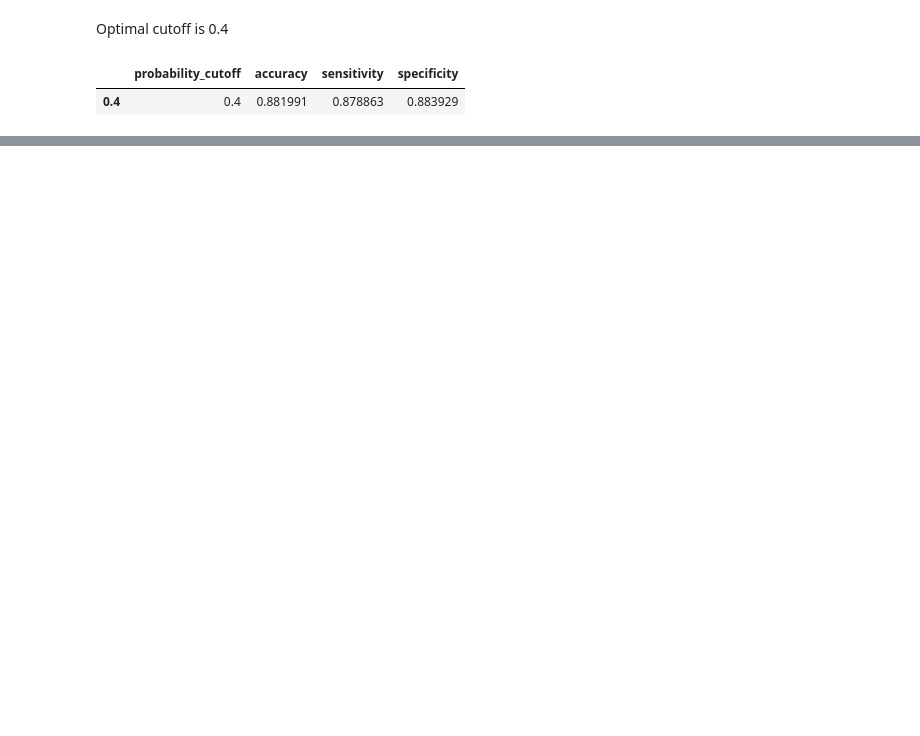
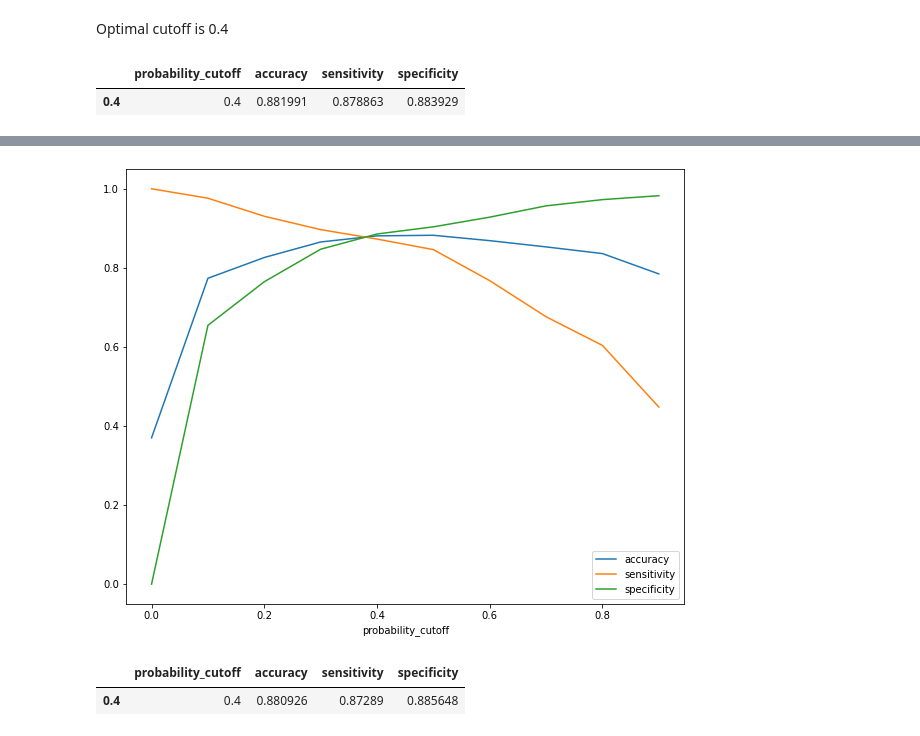
Before and after one commit to SachinShekhar/Lead-Scoring-Case-Study, a Jupyter notebook: Case Study.ipynb, the cells around one changed output, grey strips where cells are left out. Cells and saved outputs as stored; diff of their text form; code cells hidden in the pictures; blank space fills up the shorter version.

```diff
--- a/Case Study.ipynb
+++ b/Case Study.ipynb
@@ -1139,0 +1142,7 @@ perf_1.loc[[cutoff_1]]
+# %%
+# Feature Scaling on Test Set
+df_test[num_vars] = scaler.transform(df_test[num_vars])
+# %%
+# Extract target variable
+y_test = df_test.pop('Converted')
+X_test = df_test
@@ -1139,0 +1151,3 @@ perf_1.loc[[cutoff_1]]
+# %%
+test_perf_1 = model_performance(model_1, X_test[X_train_1.columns], y_test)
+test_perf_1
@@ -1139,0 +1166,11 @@ perf_1.loc[[cutoff_1]]
+# %%
+test_perf_1.plot(x='probability_cutoff', y=['accuracy','sensitivity','specificity'], figsize=(10,8))
+plt.show()
+# %% [output]
+[figure, added]
+# %%
+test_cutoff_1 = 0.4
+test_perf_1.loc[[test_cutoff_1]]
+# %% [output]
+|  | probability_cutoff | accuracy | sensitivity | specificity |
+| 0.4 | 0.4 | 0.880926 | 0.87289 | 0.885648 |
```
Also changed, not shown: parts of 11 cells of this notebook.
